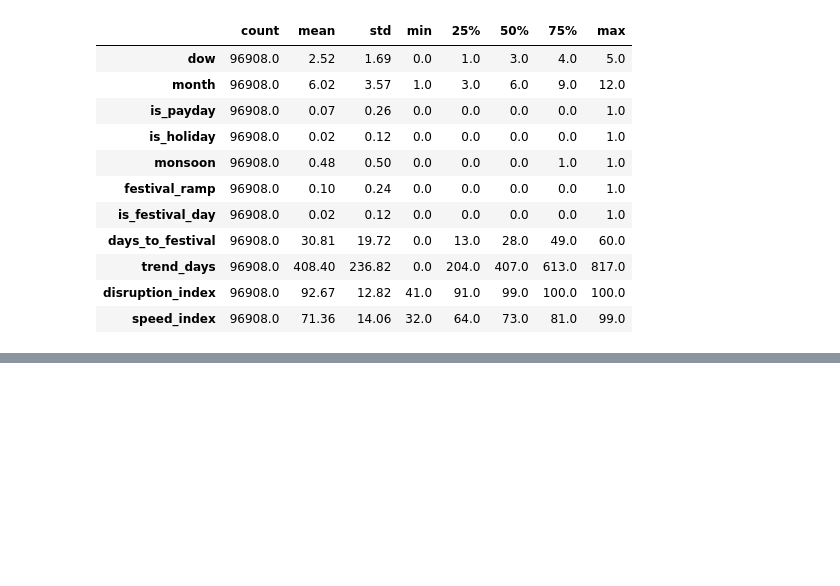
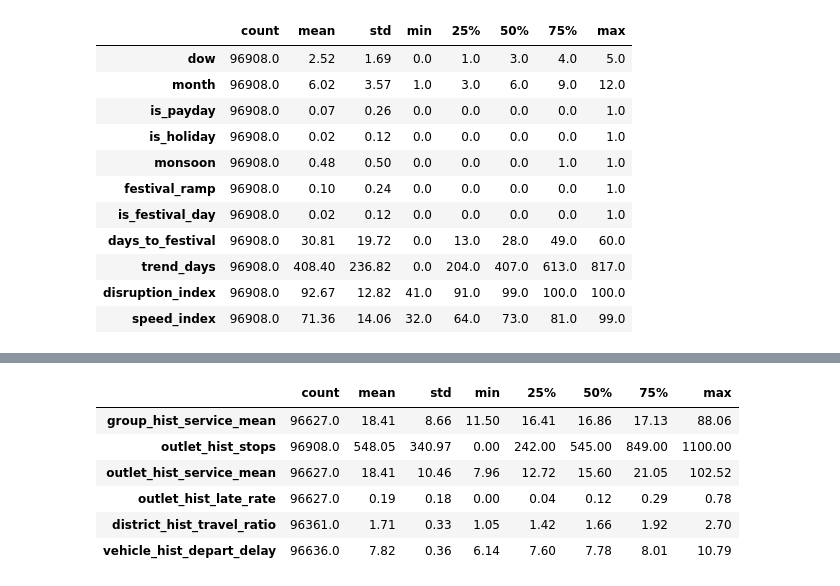
Before and after one commit to sameera-ekanayaka/Xora_Datathon, a Jupyter notebook: notebooks/04_feature_engineering.ipynb, the cells around one changed output, grey strips where cells are left out. Saved outputs shown, nothing was run; the diff lists cells and outputs as text; code cells hidden in the pictures; blank space fills up the shorter version.

```diff
--- a/notebooks/04_feature_engineering.ipynb
+++ b/notebooks/04_feature_engineering.ipynb
@@ -168,0 +183,11 @@ pd.concat([cal_f, cond_f], axis=1).describe().round(2).T
+# %%
+hist_f = fe.history_features(stops)
+hist_f.describe().round(2).T
+# %% [output]
+|  | count | mean | std | min | 25% | 50% | 75% | max |
+| group_hist_service_mean | 96627.0 | 18.41 | 8.66 | 11.50 | 16.41 | 16.86 | 17.13 | 88.06 |
+| outlet_hist_stops | 96908.0 | 548.05 | 340.97 | 0.00 | 242.00 | 545.00 | 849.00 | 1100.00 |
+| outlet_hist_service_mean | 96627.0 | 18.41 | 10.46 | 7.96 | 12.72 | 15.60 | 21.05 | 102.52 |
+| outlet_hist_late_rate | 96627.0 | 0.19 | 0.18 | 0.00 | 0.04 | 0.12 | 0.29 | 0.78 |
+| district_hist_travel_ratio | 96361.0 | 1.71 | 0.33 | 1.05 | 1.42 | 1.66 | 1.92 | 2.70 |
+| vehicle_hist_depart_delay | 96636.0 | 7.82 | 0.36 | 6.14 | 7.60 | 7.78 | 8.01 | 10.79 |
```
Also changed, not shown: parts of 3 cells of this notebook.
